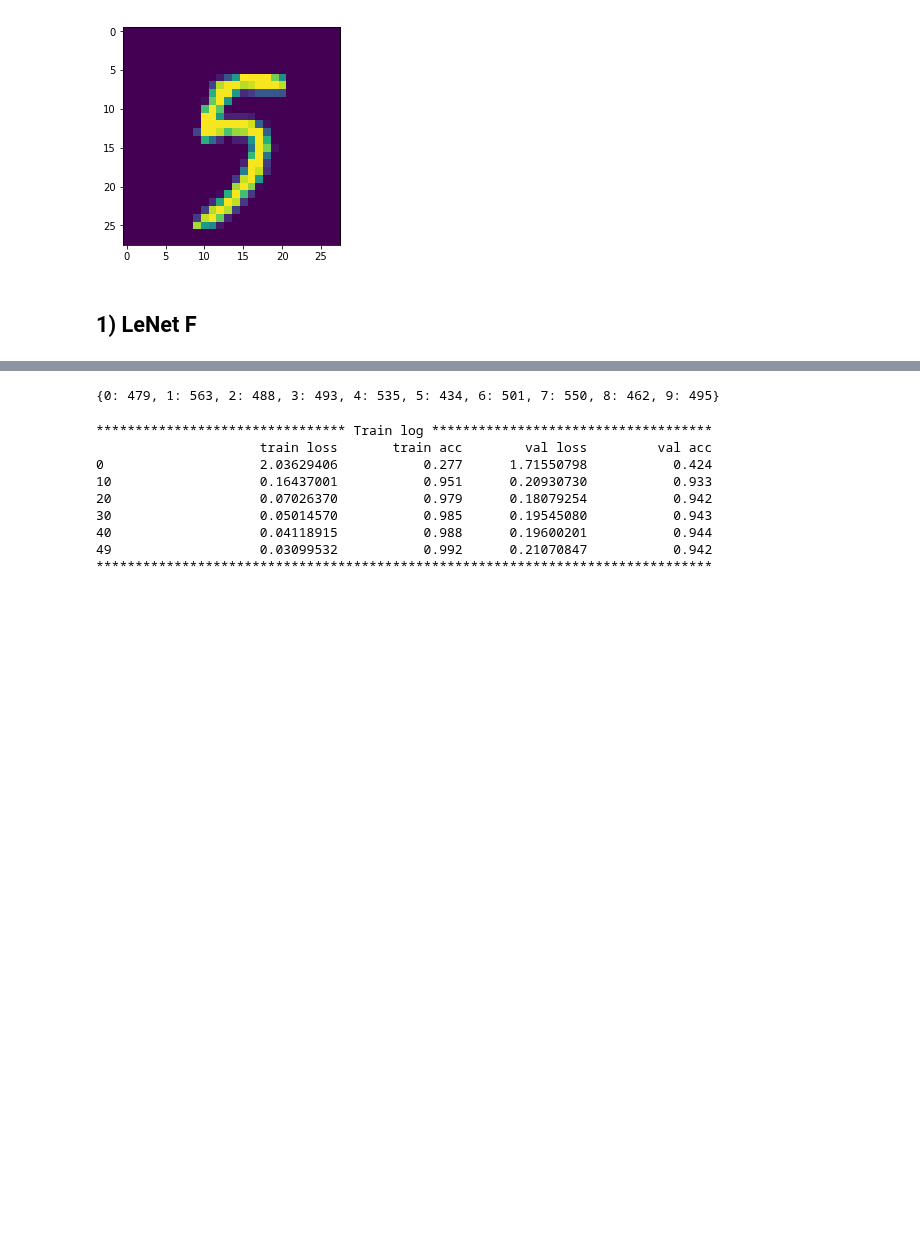
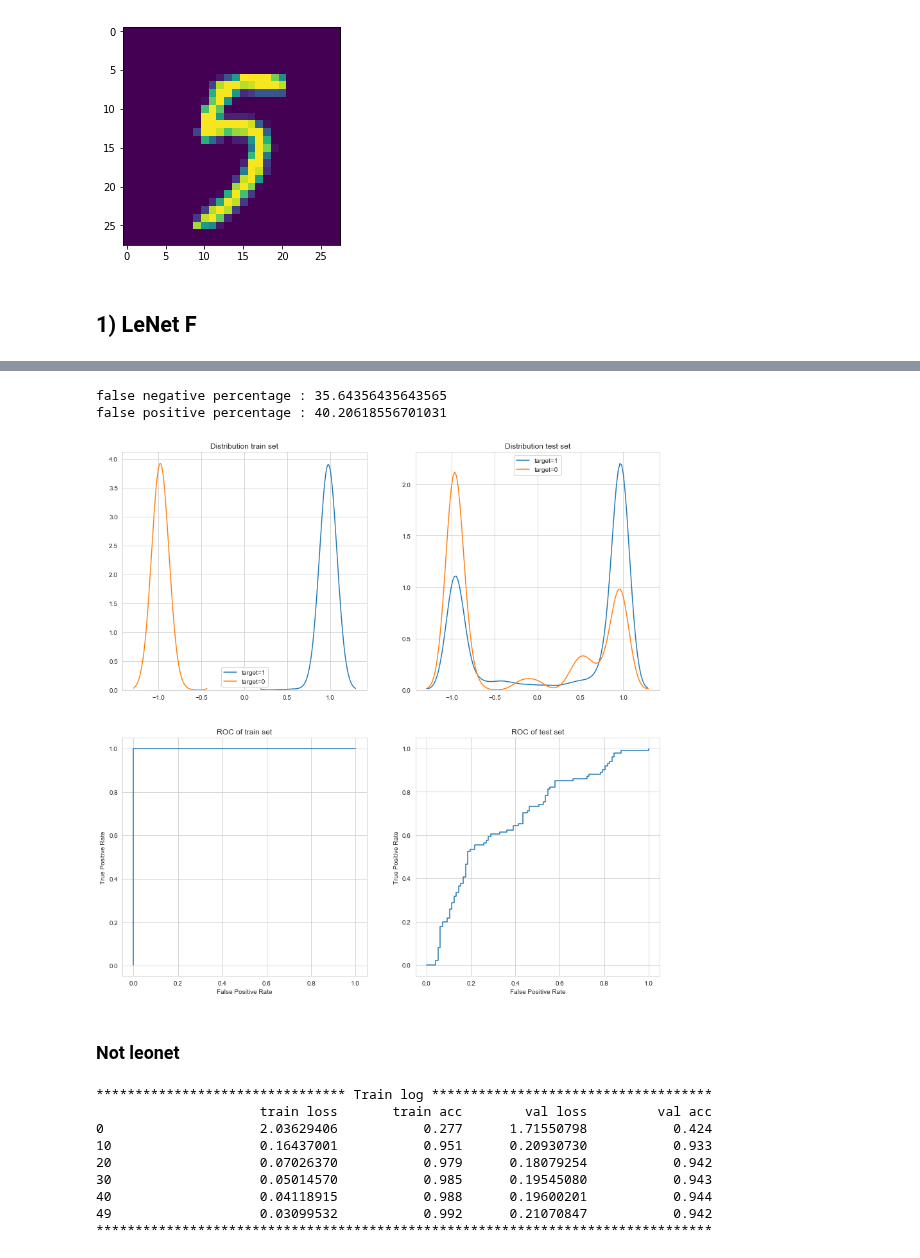
Before and after one commit to palexlee/DeepWololo, a Jupyter notebook: PA_notebook.ipynb, the cells around one changed output, grey strips where cells are left out. Saved outputs shown, nothing was run; the diff lists cells and outputs as text; code cells hidden in the pictures; blank space fills up the shorter version.

```diff
--- a/PA_notebook.ipynb
+++ b/PA_notebook.ipynb
@@ -135,3 +187,45 @@ def shadow_model(vector_dimension) :
+# %%
+def diagnostic_plots(model, train_dataset, test_dataset):
+    positive_train = model(train_dataset[0][train_dataset[1] == 1]).detach().cpu().numpy()
+    negative_train = model(train_dataset[0][train_dataset[1] == 0]).detach().cpu().numpy()
+
+    positive_test = model(test_dataset[0][test_dataset[1] == 1]).detach().cpu().numpy()
+    negative_test = model(test_dataset[0][test_dataset[1] == 0]).detach().cpu().numpy()
+
+    print("false negative percentage :", 100 - 100*positive_test.argmax(1).sum()/positive_test.shape[0])
+    print("false positive percentage :", 100*negative_test.argmax(1).sum()/negative_test.shape[0])
+
+    f, axs = plt.subplots(2,2,figsize=(15,15))
+    sns.set_style('whitegrid')
+    g = sns.kdeplot(positive_train[:, 1]-positive_train[:, 0], bw=0.1, label='target=1', ax=axs[0,0])
+    sns.kdeplot(negative_train[:, 1]-negative_train[:, 0], bw=0.1, ax=g, label='target=0')
+    axs[0,0].set_title('Distribution train set')
+
+    sns.set_style('whitegrid')
+    g = sns.kdeplot(positive_test[:, 1]-positive_test[:, 0], bw=0.1, label='target=1', ax=axs[0,1])
+    sns.kdeplot(negative_test[:, 1]-negative_test[:, 0], bw=0.1, ax=g, label='target=0')
+    axs[0,1].set_title('Distribution test set')
+
+    fpr_train, tpr_train, threshold_train = roc_curve(train_dataset[1], model(train_dataset[0]).detach().cpu().numpy()[:,1])
+    axs[1,0].plot(fpr_train, tpr_train)
+    axs[1,0].set_title('ROC of train set')
+    axs[1,0].set_xlabel('False Positive Rate')
+    axs[1,0].set_ylabel('True Positive Rate')
+
+    fpr_test, tpr_test, threshold_train = roc_curve(test_dataset[1], model(test_dataset[0]).detach().cpu().numpy()[:,1])
+    axs[1,1].plot(fpr_test, tpr_test)
+    axs[1,1].set_title('ROC of test set')
+    axs[1,1].set_xlabel('False Positive Rate')
+    axs[1,1].set_ylabel('True Positive Rate')
+    plt.show()
+# %%
+diagnostic_plots(shadow_modelG, g_shadow_train_dataset, g_shadow_test_dataset)
+# %% [output]
+false negative percentage : 35.64356435643565
+false positive percentage : 40.20618556701031
+[figure, added]
+# %% [markdown]
+### Not leonet
 # %%
 train_dataset = (train_input.narrow(0, 0, 5000), train_target.narrow(0, 0, 5000))
 test_dataset = (test_input.narrow(0, 0, 5000), test_target.narrow(0, 0, 5000))
@@ -143,11 +235,3 @@ out_channels = 10
-# %%
-target_classes = np.array(train_dataset[1].tolist())
-unique, counts = np.unique(target_classes, return_counts=True)
-
-print(dict(zip(unique, counts)))
-crossEntropyClassesWeigths = Tensor(counts/len(target_classes))
-# %% [output]
-{0: 479, 1: 563, 2: 488, 3: 493, 4: 535, 5: 434, 6: 501, 7: 550, 8: 462, 9: 495}
 # %%
 crit_fun = lambda input_, target : (input_, target)
 y_hat_fun = lambda y: y.argmax(1)
```
Also changed, not shown: parts of 25 cells of this notebook, 4 other files.
